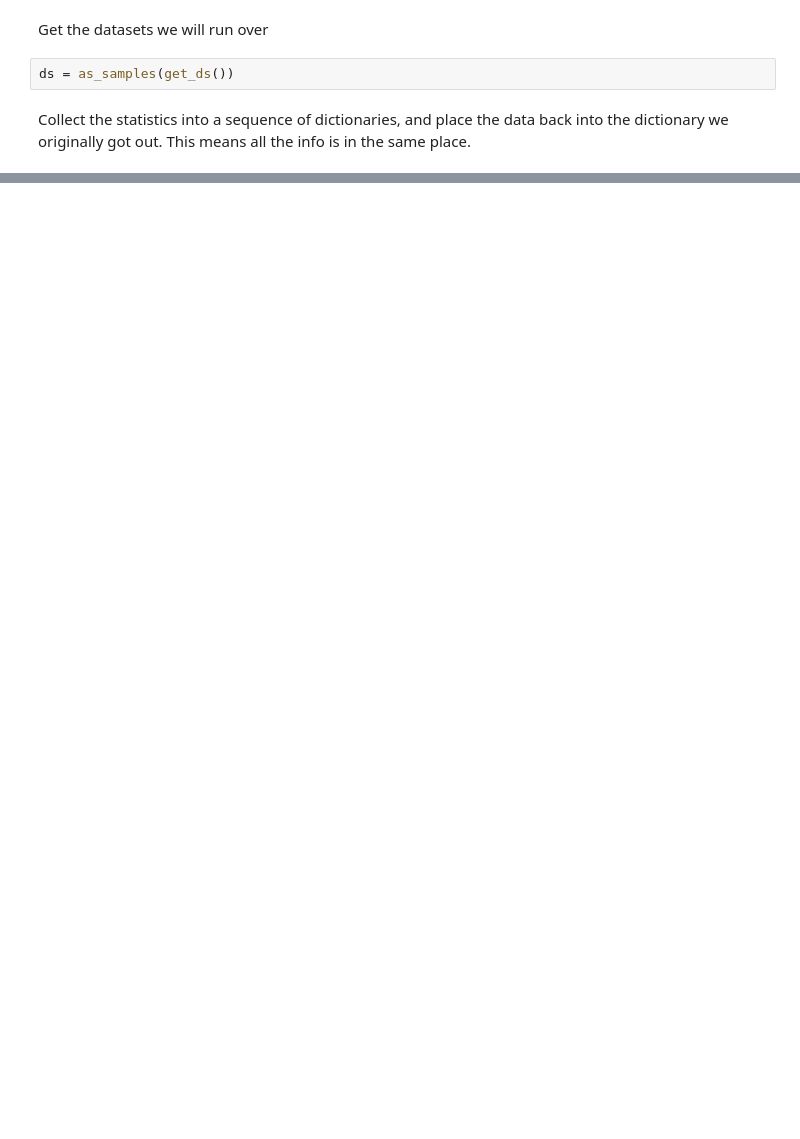
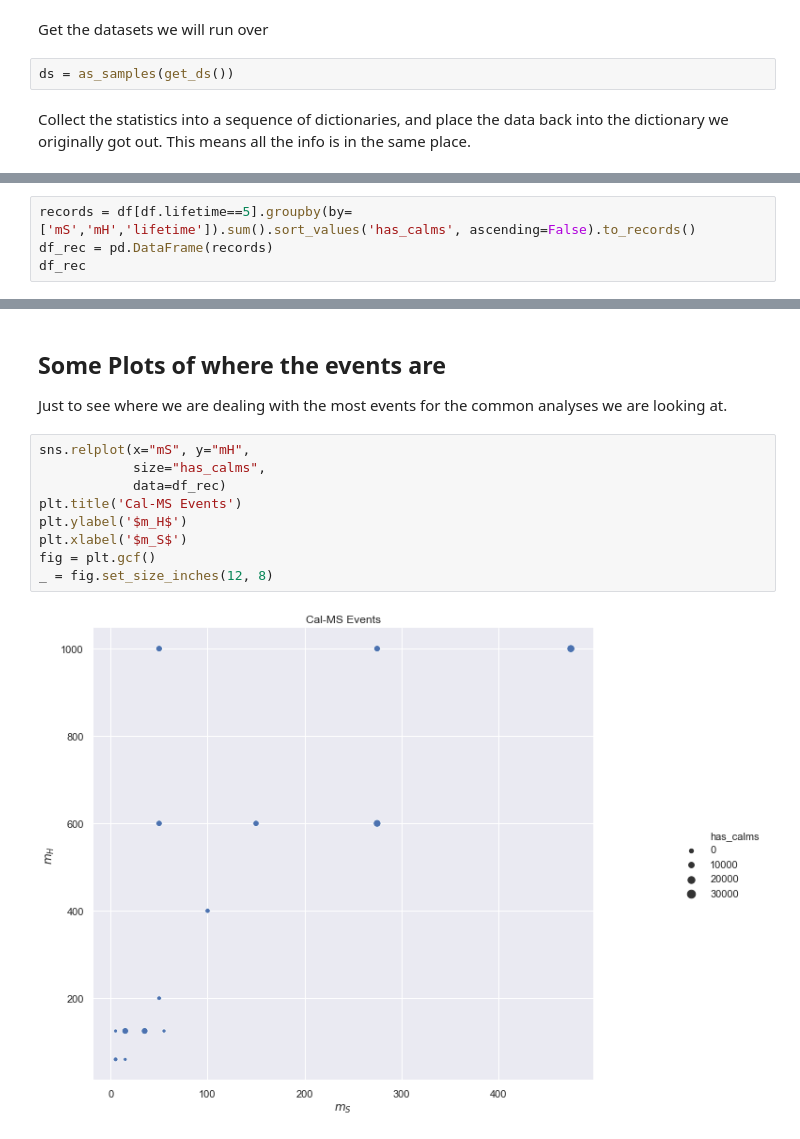
Before and after one commit to gordonwatts/CalMS, a Jupyter notebook: MCStudies/SampleLifetimeGrid.ipynb, the cells around one changed output, grey strips where cells are left out. Drawn from its saved outputs; the diff is of its cells as text; blank space fills up the shorter version.

```diff
--- a/MCStudies/SampleLifetimeGrid.ipynb
+++ b/MCStudies/SampleLifetimeGrid.ipynb
@@ -36,0 +67,4 @@ pd.DataFrame(ds)
+# %%
+records = df[df.lifetime==5].groupby(by=['mS','mH','lifetime']).sum().sort_values('has_calms', ascending=False).to_records()
+df_rec = pd.DataFrame(records)
+df_rec
@@ -36,0 +87,15 @@ pd.DataFrame(ds)
+# %% [markdown]
+## Some Plots of where the events are
+
+Just to see where we are dealing with the most events for the common analyses we are looking at.
+# %%
+sns.relplot(x="mS", y="mH",
+            size="has_calms",
+            data=df_rec)
+plt.title('Cal-MS Events')
+plt.ylabel('$m_H$')
+plt.xlabel('$m_S$')
+fig = plt.gcf()
+_ = fig.set_size_inches(12, 8)
+# %% [output]
+[figure, added]
```
Also changed, not shown: parts of 9 cells of this notebook, 2 other files.
